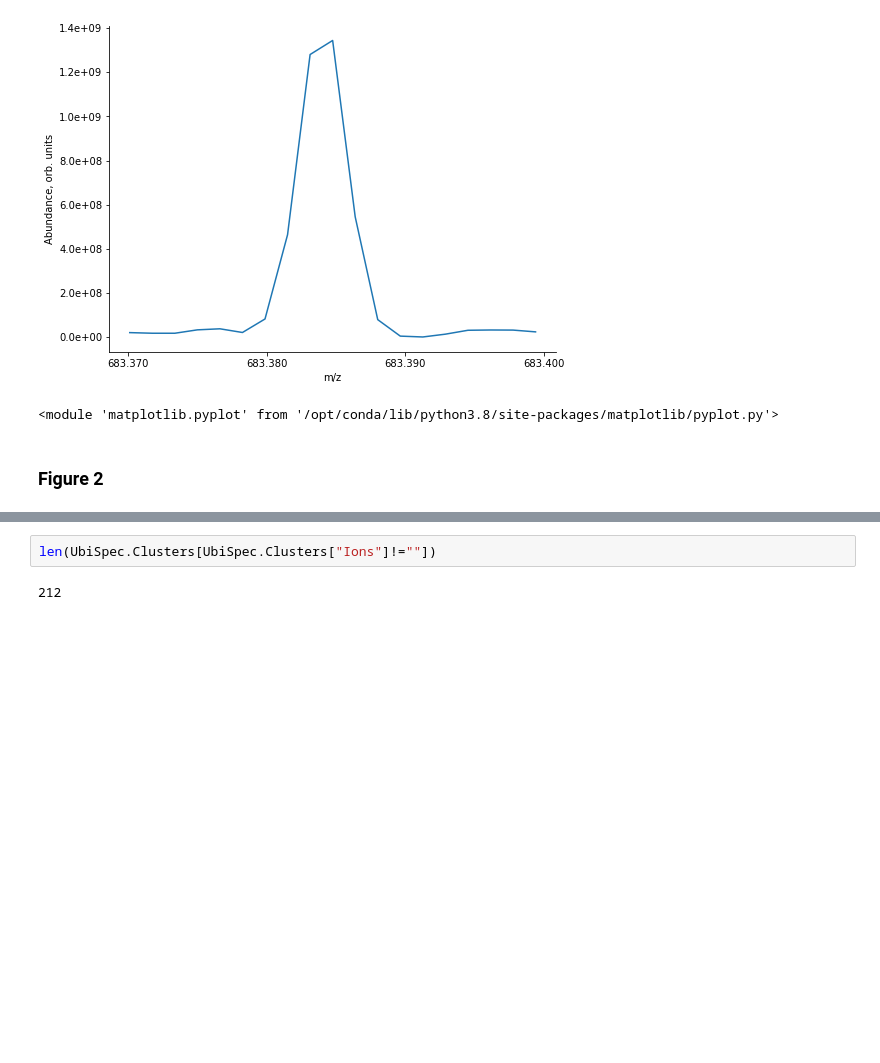
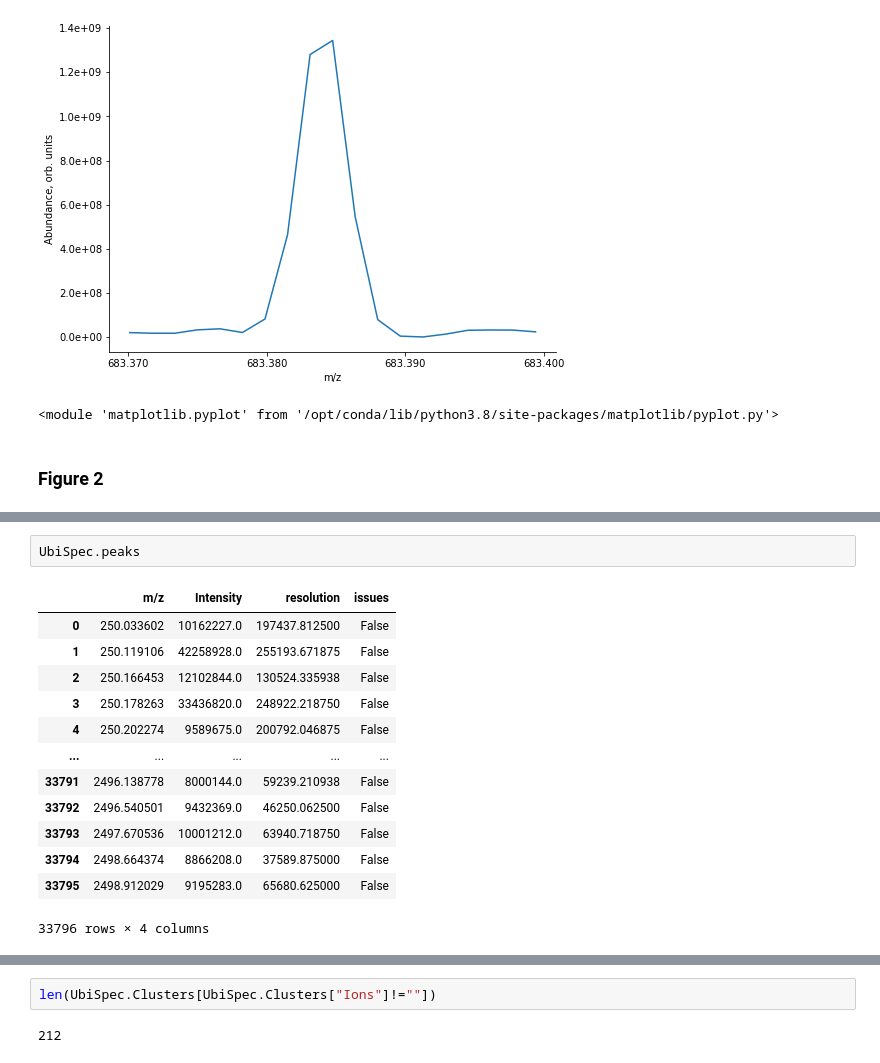
Before and after one commit to Yaroslav-Lyutvinskiy/CHARDA, a Jupyter notebook: code/Charda.ipynb, the cells around one changed output, grey strips where cells are left out. Saved outputs shown, nothing was run; the diff lists cells and outputs as text; blank space fills up the shorter version.

```diff
--- a/code/Charda.ipynb
+++ b/code/Charda.ipynb
@@ -714,3 +730,19 @@ FileNotFoundError: [Errno 2] No such file or directory: 'hardklor.exe'
+# %%
+UbiSpec.peaks
+# %% [output]
+|  | m/z | Intensity | resolution | issues |
+| 0 | 250.033602 | 10162227.0 | 197437.812500 | False |
+| 1 | 250.119106 | 42258928.0 | 255193.671875 | False |
+| 2 | 250.166453 | 12102844.0 | 130524.335938 | False |
+| 3 | 250.178263 | 33436820.0 | 248922.218750 | False |
+| 4 | 250.202274 | 9589675.0 | 200792.046875 | False |
+| ... | ... | ... | ... | ... |
+| 33791 | 2496.138778 | 8000144.0 | 59239.210938 | False |
+| 33792 | 2496.540501 | 9432369.0 | 46250.062500 | False |
+| 33793 | 2497.670536 | 10001212.0 | 63940.718750 | False |
+| 33794 | 2498.664374 | 8866208.0 | 37589.875000 | False |
+| 33795 | 2498.912029 | 9195283.0 | 65680.625000 | False |
+33796 rows × 4 columns
 # %%
 UbiSpec.Clusters
 # %% [output]
```
Also changed, not shown: parts of 6 cells of this notebook, 8 other files.
